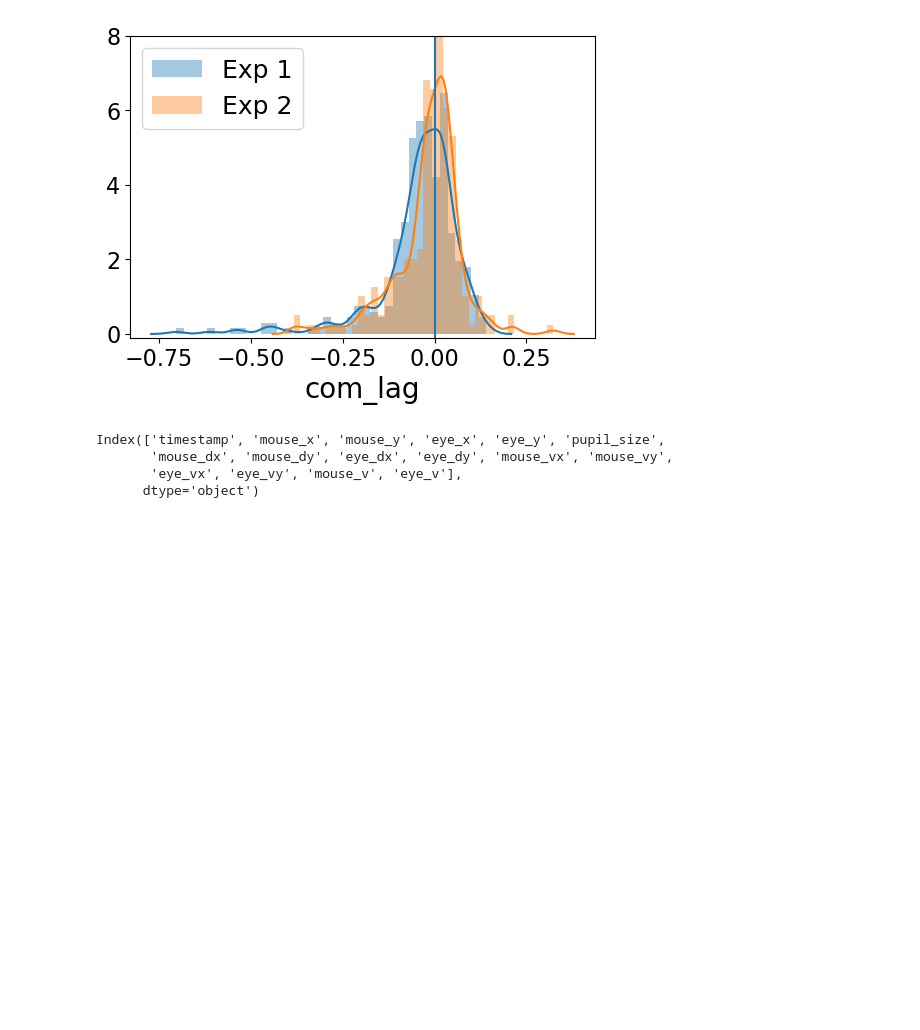
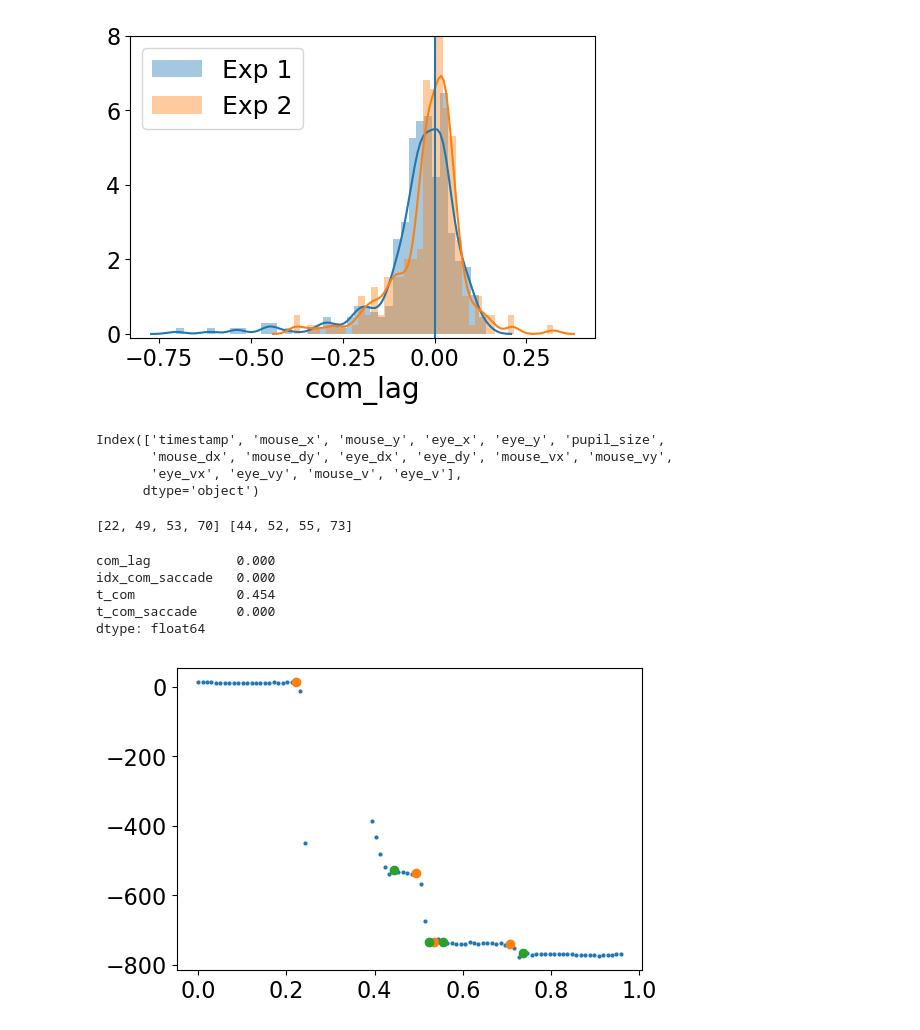
Before and after one commit to cherepaha/eyehandrdk, a Jupyter notebook: eye_hand_lags.ipynb, the cells around one changed output. Drawn from its saved outputs; the diff is of its cells as text; code cells hidden in the pictures; blank space fills up the shorter version.

```diff
--- a/eye_hand_lags.ipynb
+++ b/eye_hand_lags.ipynb
@@ -392,4 +403,17 @@ def get_com_lag_v2(trajectory):
                       't_com': t[com_idx],
                       't_com_saccade': t[saccade_idx],
                       'com_lag':lag})
+# %%
+# trial = random.sample(list(choices_com.index), 1)
+traj = dynamics_com.loc[trial]
+get_com_lag_v2(traj)
+# plt.plot(traj.timestamp, traj.eye_x, marker='o', ls='', ms=2)
+# %% [output]
+[22, 49, 53, 70] [44, 52, 55, 73]
+com_lag           0.000
+idx_com_saccade   0.000
+t_com             0.454
+t_com_saccade     0.000
+dtype: float64
+[figure, added]
 # %%
```
Also changed, not shown: parts of 2 cells of this notebook.
